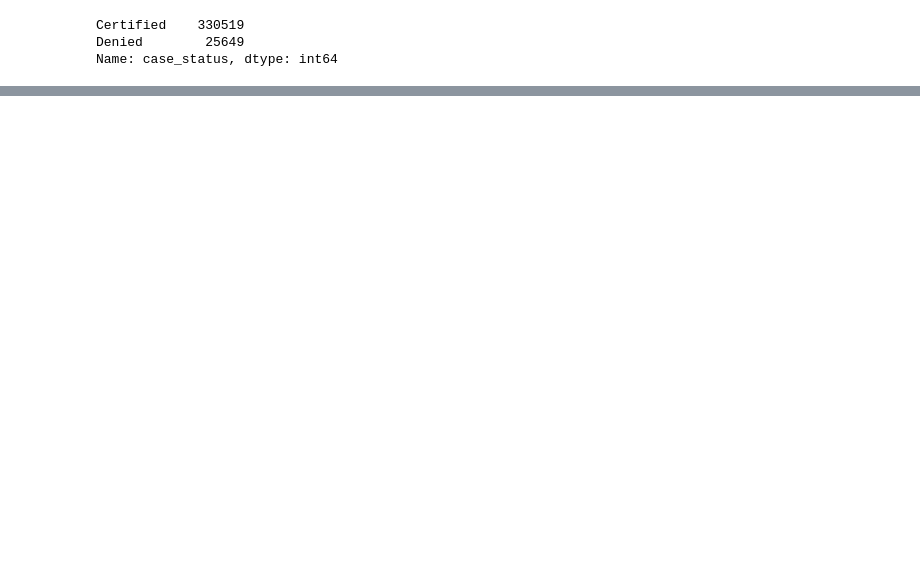
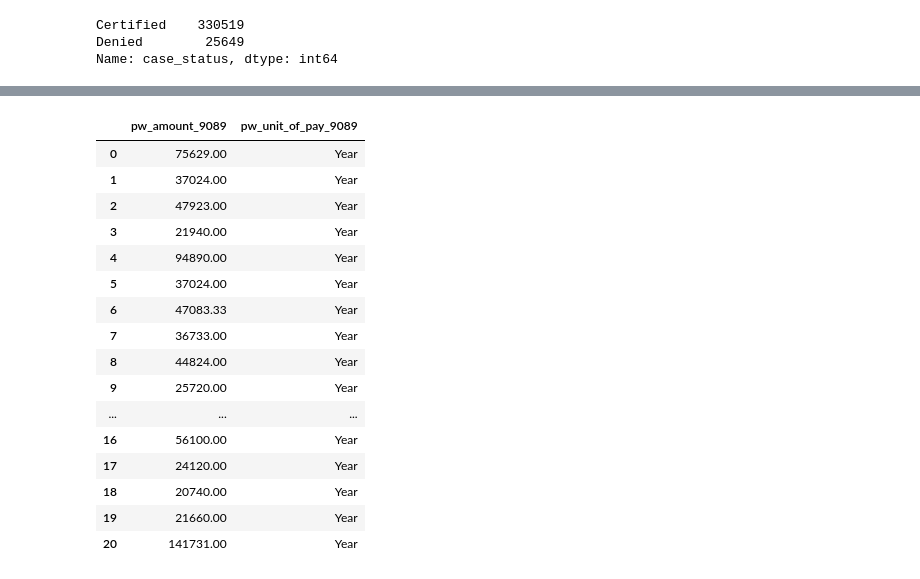
Before and after one commit to rogercc4/us-perm-visas, a Jupyter notebook: 02_pre_procesamiento_de_datos.ipynb, the cells around one changed output, grey strips where cells are left out. Cells and saved outputs as stored; diff of their text form; code cells hidden in the pictures; blank space fills up the shorter version.

```diff
--- a/02_pre_procesamiento_de_datos.ipynb
+++ b/02_pre_procesamiento_de_datos.ipynb
@@ -126,0 +296,46 @@ datos.shape
+# %%
+datos['pw_amount_9089'] = datos['pw_amount_9089'].str.replace(",","")
+
+for unit in datos.pw_unit_of_pay_9089.unique():
+    if unit == "hr" or unit == "Hour":
+        datos.loc[datos['pw_unit_of_pay_9089'] == unit, 'pw_amount_9089'] = datos['pw_amount_9089'].apply(lambda x: float(x) * 8 * 250)
+        datos.loc[datos['pw_unit_of_pay_9089'] == unit, 'pw_unit_of_pay_9089'] = datos['pw_unit_of_pay_9089'].replace(to_replace = unit, value = "Year")
+    elif unit == "wk" or unit == "Week":
+        datos.loc[datos['pw_unit_of_pay_9089'] == unit, 'pw_amount_9089'] = datos['pw_amount_9089'].apply(lambda x: float(x) * 50)
+        datos.loc[datos['pw_unit_of_pay_9089'] == unit, 'pw_unit_of_pay_9089'] = datos['pw_unit_of_pay_9089'].replace(to_replace = unit, value = "Year")
+    elif unit == "mth" or unit == "Month":
+        datos.loc[datos['pw_unit_of_pay_9089'] == unit, 'pw_amount_9089'] = datos['pw_amount_9089'].apply(lambda x: float(x) * 12)
+        datos.loc[datos['pw_unit_of_pay_9089'] == unit, 'pw_unit_of_pay_9089'] = datos['pw_unit_of_pay_9089'].replace(to_replace = unit, value = "Year")
+    elif unit == "bi" or unit == "Bi-Weekly":
+        datos.loc[datos['pw_unit_of_pay_9089'] == unit, 'pw_amount_9089'] = datos['pw_amount_9089'].apply(lambda x: float(x) * 25)
+        datos.loc[datos['pw_unit_of_pay_9089'] == unit, 'pw_unit_of_pay_9089'] = datos['pw_unit_of_pay_9089'].replace(to_replace = unit, value = "Year")
+    elif unit =="yr":
+         datos.loc[datos['pw_unit_of_pay_9089'] == unit ,'pw_unit_of_pay_9089'] = datos['pw_unit_of_pay_9089'].replace(to_replace = unit, value = "Year")
+    else:
+        continue
+
+#Reemplazamos los valores con la media
+datos['pw_amount_9089']= datos['pw_amount_9089'].fillna((datos['pw_amount_9089'].median()))
+
+#Se formatea el valor de los montos
+datos['pw_amount_9089'] = datos.pw_amount_9089.astype(float)
+
+datos[['pw_amount_9089','pw_unit_of_pay_9089']].head(20)
+# %% [output]
+|  | pw_amount_9089 | pw_unit_of_pay_9089 |
+| 0 | 75629.00 | Year |
+| 1 | 37024.00 | Year |
+| 2 | 47923.00 | Year |
+| 3 | 21940.00 | Year |
+| 4 | 94890.00 | Year |
+| 5 | 37024.00 | Year |
+| 6 | 47083.33 | Year |
+| 7 | 36733.00 | Year |
+| 8 | 44824.00 | Year |
+| 9 | 25720.00 | Year |
+| ... | ... | ... |
+| 16 | 56100.00 | Year |
+| 17 | 24120.00 | Year |
+| 18 | 20740.00 | Year |
+| 19 | 21660.00 | Year |
+| 20 | 141731.00 | Year |
```
Also changed, not shown: parts of 50 cells of this notebook.
